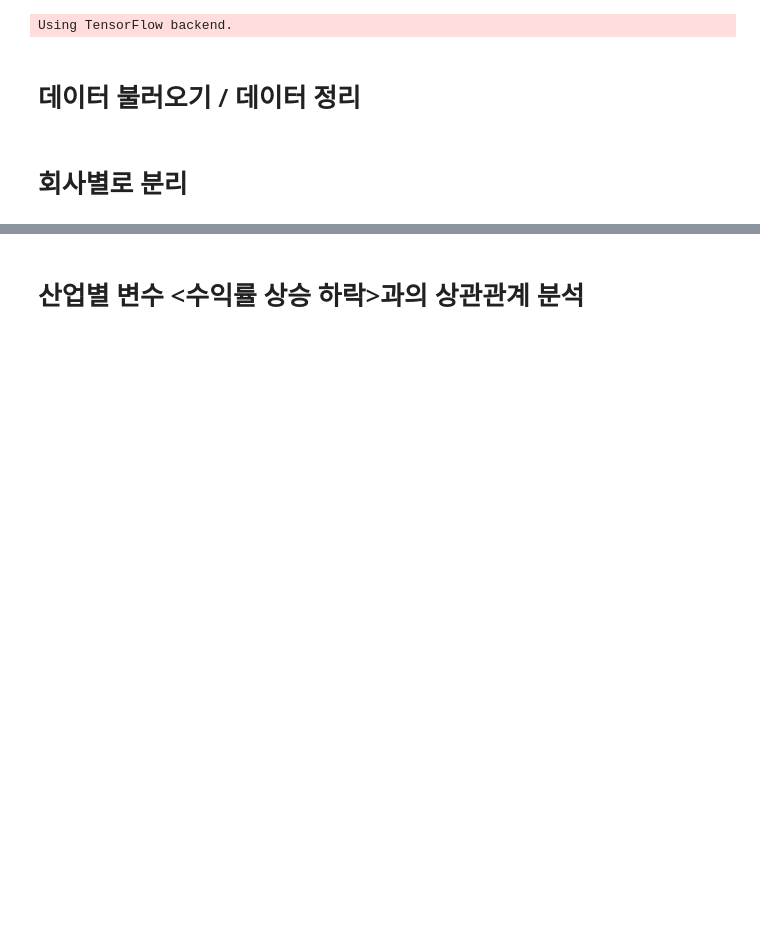
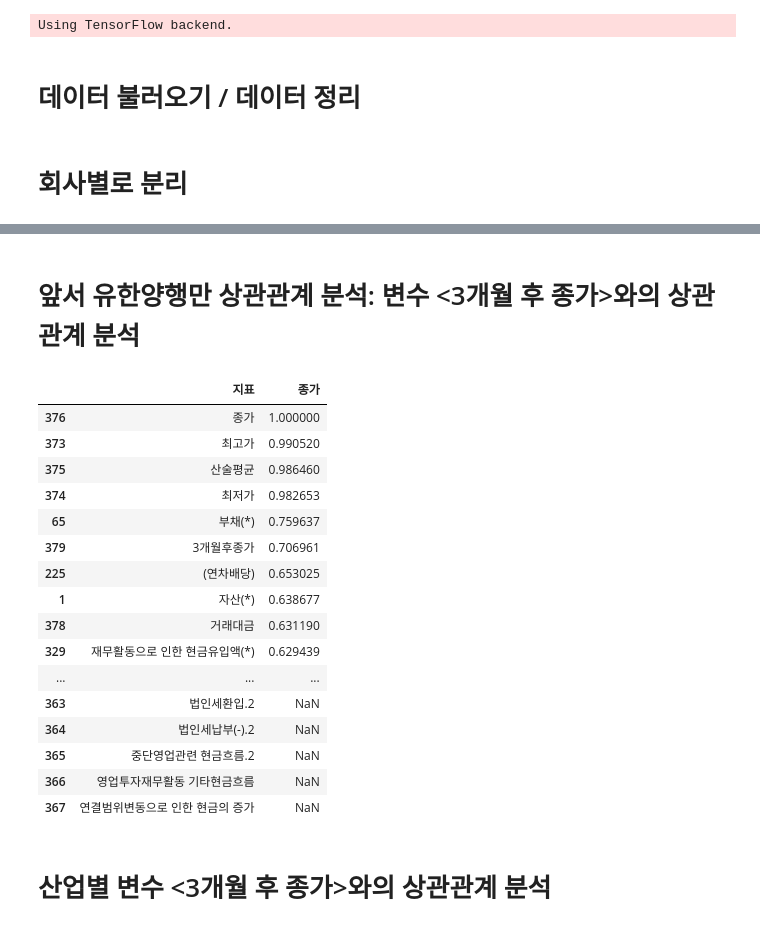
Before and after one commit to kongjeongbae/03_stock_price_prediction_using_non-financial_data, a Jupyter notebook: src/project1_semi_finance/190213_DB_자료정리.ipynb, the cells around one changed output, grey strips where cells are left out. Saved outputs shown, nothing was run; the diff lists cells and outputs as text; code cells hidden in the pictures; blank space fills up the shorter version.

```diff
--- a/src/project1_semi_finance/190213_DB_자료정리.ipynb
+++ b/src/project1_semi_finance/190213_DB_자료정리.ipynb
@@ -63,12 +50,0 @@ hynix.reset_index(drop = True, inplace = True)
-# %%
-greencross.sort_values('회계년도', ascending= True, inplace = True)
-greencross.reset_index(drop = True, inplace = True)
-
-daewoong.sort_values('회계년도', ascending= True, inplace = True)
-daewoong.reset_index(drop = True, inplace = True)
-
-yoohan.sort_values('회계년도', ascending= True, inplace = True)
-yoohan.reset_index(drop = True, inplace = True)
-
-hanmi.sort_values('회계년도', ascending= True, inplace = True)
-hanmi.reset_index(drop = True, inplace = True)
@@ -122,2 +103,26 @@ lg
+# %% [markdown]
+# 앞서 유한양행만 상관관계 분석: 변수 <3개월 후 종가>와의 상관관계 분석
+# %%
+df_yoohan = pd.DataFrame(yoohan.corr()['종가'].reset_index().sort_values('종가', ascending = False))
+df_yoohan.columns = ['지표','종가']
+df_yoohan
+# %% [output]
+|  | 지표 | 종가 |
+| 376 | 종가 | 1.000000 |
+| 373 | 최고가 | 0.990520 |
+| 375 | 산술평균 | 0.986460 |
+| 374 | 최저가 | 0.982653 |
+| 65 | 부채(*) | 0.759637 |
+| 379 | 3개월후종가 | 0.706961 |
+| 225 | (연차배당) | 0.653025 |
+| 1 | 자산(*) | 0.638677 |
+| 378 | 거래대금 | 0.631190 |
+| 329 | 재무활동으로 인한 현금유입액(*) | 0.629439 |
+| ... | ... | ... |
+| 363 | 법인세환입.2 | NaN |
+| 364 | 법인세납부(-).2 | NaN |
+| 365 | 중단영업관련 현금흐름.2 | NaN |
+| 366 | 영업투자재무활동 기타현금흐름 | NaN |
+| 367 | 연결범위변동으로 인한 현금의 증가 | NaN |
 # %% [markdown]
-# 산업별 변수 <수익률 상승 하락>과의 상관관계 분석
+# 산업별 변수 <3개월 후 종가>와의 상관관계 분석
```
Also changed, not shown: parts of 10 cells of this notebook.
